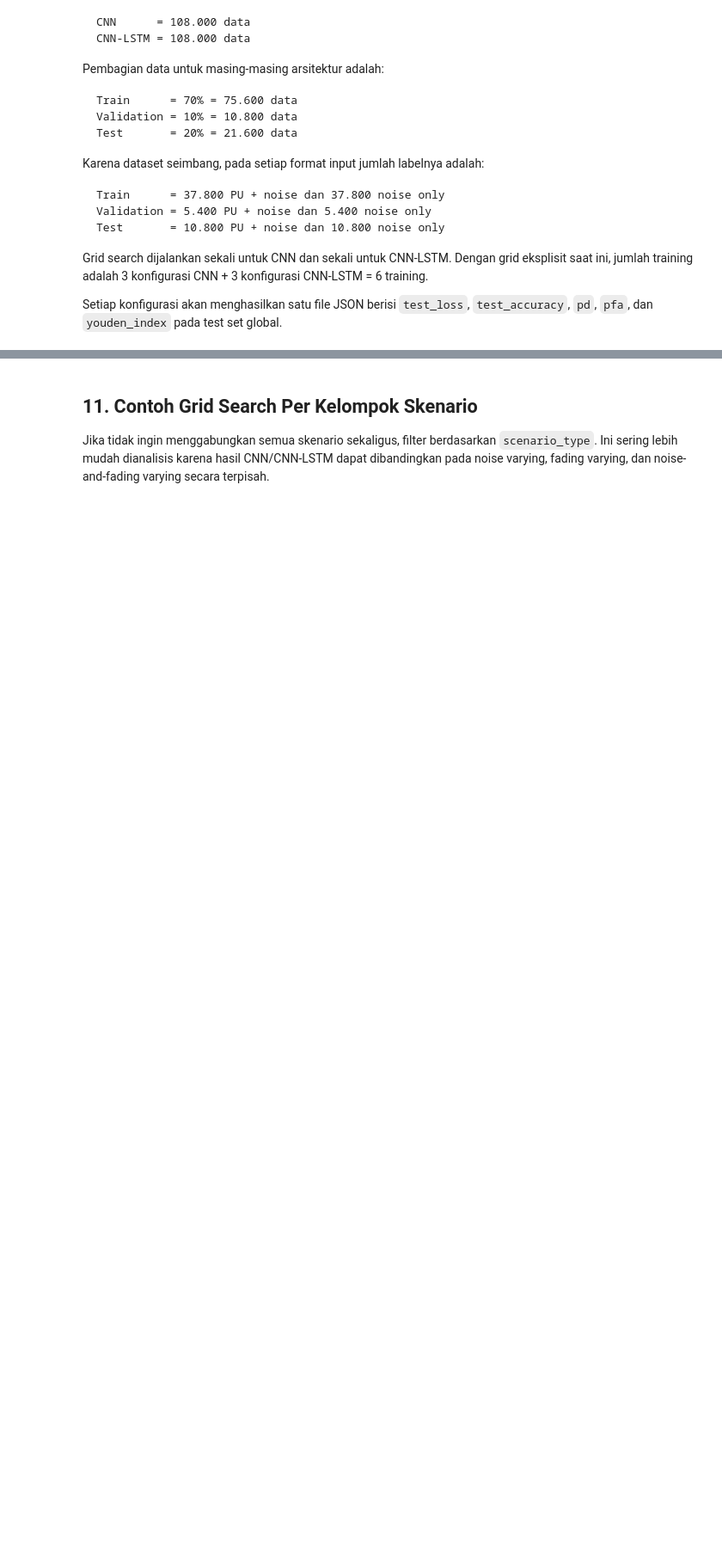
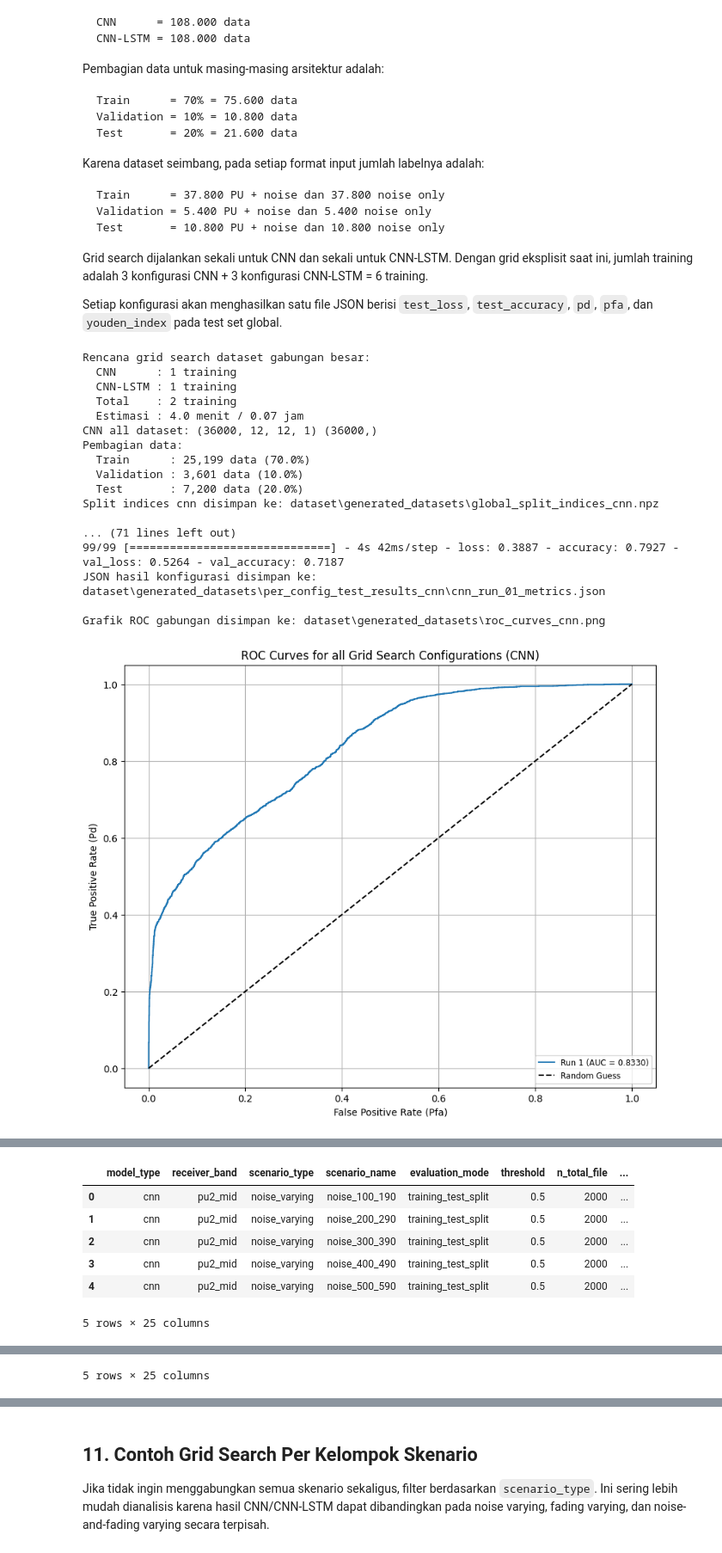
Before and after one commit to ryanlukito/kode-skripsi, a Jupyter notebook: (LATEST) TRAIN_generate_dataset_grid_search_TEST_PER_SCENARIO_PER_CONFIG_JSON_VAL_TEST_METRICS.ipynb, the cells around one changed output, grey strips where cells are left out. Shown at 86% size. Drawn from its saved outputs; the diff is of its cells as text; code cells hidden in the pictures; blank space fills up the shorter version.

```diff
--- a/(LATEST) TRAIN_generate_dataset_grid_search_TEST_PER_SCENARIO_PER_CONFIG_JSON_VAL_TEST_METRICS.ipynb
+++ b/(LATEST) TRAIN_generate_dataset_grid_search_TEST_PER_SCENARIO_PER_CONFIG_JSON_VAL_TEST_METRICS.ipynb
@@ -212,23 +214,32 @@ def matrix_divider(signal_matrix):
     return np.vstack((signal_even, signal_odd))
 
 def generate_gaussian_noise(n, mean, noise_var, length):
-    return np.random.normal(mean, math.sqrt(float(noise_var)), size=(n, length))
+    another_pu = 0
+    noise_only = np.random.normal(mean, math.sqrt(float(noise_var)), size=(n, length))
+    accumulate_noise = noise_only + another_pu
+    return accumulate_noise
 
 def generate_fading(total_antennas, path_loss):
-    path_loss_linear = np.tile([10 ** (path_loss / 10)], total_antennas)
+    path_loss = np.asarray(path_loss)
+
+    # Jika input hanya 1 angka (scalar), duplikasi ke semua antena
+    if path_loss.size == 1:
+        path_loss_linear = np.tile([10 ** (path_loss / 10)], total_antennas)
+    # Jika input sudah berupa array (misal 6 baris antena), langsung gunakan
+    else:
+        path_loss_linear = 10 ** (path_loss / 10)
+
     fading = []
-
     for i in range(total_antennas):
         fading.append(np.random.normal(0, math.sqrt(path_loss_linear[i]), 1))
 
     fading = np.array(fading)
-
     return fading
 
 def load_fading_csv(csv_path):
     df = pd.read_csv(csv_path)
-    fading = df.iloc[:, 0].to_numpy(dtype=np.float64)
-    # fading = np.array([df[col].to_numpy() for col in df.columns], dtype=np.float64)
+    # fading = df.iloc[:, 0].to_numpy(dtype=np.float64)
+    fading = np.array([df[col].to_numpy() for col in df.columns], dtype=np.float64)
 
     # # Format yang umum dari notebook lama adalah (jumlah_window, total_antennas).
     # # Jika CSV terbaca sebagai (total_antennas, jumlah_window), transpose otomatis.
@@ -245,24 +256,17 @@ def get_noise_for_window(noise_var, window_index):
 def get_fading_for_window(fading_variances, window_index, total_antennas):
     fading_variances = np.asarray(fading_variances)
 
+    # Blok untuk Fading yang sifatnya "Fixed" (NTV)
     if fading_variances.ndim == 1:
         if fading_variances.shape[0] != total_antennas:
             raise ValueError(f"Fading tetap harus berukuran ({total_antennas},)")
-
         return fading_variances
 
+    # Blok untuk Fading Varying (CSV 2D). Generate_fading AKAN dipanggil per-window
     elif fading_variances.ndim == 2:
         current_path_loss = fading_variances[window_index % fading_variances.shape[0]]
         random_fading = generate_fading(total_antennas, current_path_loss)
-
         return random_fading.flatten()
-
-# def get_fading_for_window(fading_variances, window_index, total_antennas):
-#     current_path_loss = fading_variances[window_index % len(fading_variances)]
-#     random_fading = generate_fading(total_antennas, current_path_loss)
-#     if window_index == 0:
-#         print(f"[CEK] Window 0 | Path Loss: {current_path_loss[0]} | Fading Antena 1: {random_fading[0][0]:.4f}")
-#     return random_fading.flatten()
 
 def apply_fading(segment, fading_vector):
     # Pada notebook lama fading digunakan melalui np.convolve.
@@ -1801,32 +1885,59 @@ if RUN_GRID_SEARCH_CNN_LSTM:
     lstm_eval_to_save = {k: v for k, v in lstm_eval.items() if k not in {"y_pred", "y_prob"}}
     with open(OUTPUT_DIR / "test_evaluation_cnn_lstm__all_pu_all_scenarios.json", "w", encoding="utf-8") as f:
         json.dump(lstm_eval_to_save, f, indent=2)
 
     if RUN_TEST_INFERENCE_PER_SCENARIO:
         print("\nMembuat metrik test per skenario untuk CNN-LSTM dengan idx_test training yang sama...")
         lstm_table = build_dataset_table(manifest, model_type="cnn_lstm")
         lstm_ranges_df = collect_dataset_ranges_from_table(lstm_table)
         lstm_inference_df = evaluate_model_per_scenario_from_training_split(
             model=best_lstm["model"],
             dataset_table=lstm_table,
             ranges_df=lstm_ranges_df,
             split_indices=best_lstm["split_indices"],
             threshold=THRESHOLD,
         )
         all_inference_results.append(lstm_inference_df)
         display(lstm_inference_df.head())
 
     del X_lstm_all, y_lstm_all, lstm_metadata, best_lstm
     gc.collect()
     tf.keras.backend.clear_session()
 
 if RUN_TEST_INFERENCE_PER_SCENARIO and all_inference_results:
     inference_results_df = pd.concat(all_inference_results, ignore_index=True)
+
+    # --- 1. PLOT ROC PER SCENARIO SEBELUM EXPORT ---
+    plot_and_save_scenario_roc(inference_results_df, output_dir=OUTPUT_DIR)
+
+    # --- 2. HAPUS KOLOM FPR & TPR AGAR EXCEL/CSV TIDAK ERROR ---
+    # Array fpr dan tpr terlalu panjang untuk dimasukkan ke sel CSV/Excel
+    export_df = inference_results_df.drop(columns=['fpr', 'tpr'], errors='ignore')
+
     inference_exports = export_inference_results(
-        inference_results_df,
+        export_df,
         evaluation_mode="training_test_split",
         output_dir=OUTPUT_DIR,
     )
-    display(inference_results_df)
+    display(export_df)
 elif RUN_TEST_INFERENCE_PER_SCENARIO:
     print("Tidak ada hasil inference karena grid search tidak dijalankan.")
+# %% [output]
+Rencana grid search dataset gabungan besar:
+  CNN      : 1 training
+  CNN-LSTM : 1 training
+  Total    : 2 training
+  Estimasi : 4.0 menit / 0.07 jam
+CNN all dataset: (36000, 12, 12, 1) (36000,)
+Pembagian data:
+  Train      : 25,199 data (70.0%)
+  Validation : 3,601 data (10.0%)
+  Test       : 7,200 data (20.0%)
+Split indices cnn disimpan ke: dataset\generated_datasets\global_split_indices_cnn.npz
+
+... (71 lines left out)
+99/99 [==============================] - 4s 42ms/step - loss: 0.3887 - accuracy: 0.7927 - val_loss: 0.5264 - val_accuracy: 0.7187
+JSON hasil konfigurasi disimpan ke: dataset\generated_datasets\per_config_test_results_cnn\cnn_run_01_metrics.json
+
+Grafik ROC gabungan disimpan ke: dataset\generated_datasets\roc_curves_cnn.png
+[figure, added]
@@ -1832,0 +1961,7 @@ elif RUN_TEST_INFERENCE_PER_SCENARIO:
+|  | model_type | receiver_band | scenario_type | scenario_name | evaluation_mode | threshold | n_total_file | ... |
+| 0 | cnn | pu2_mid | noise_varying | noise_100_190 | training_test_split | 0.5 | 2000 | ... |
+| 1 | cnn | pu2_mid | noise_varying | noise_200_290 | training_test_split | 0.5 | 2000 | ... |
+| 2 | cnn | pu2_mid | noise_varying | noise_300_390 | training_test_split | 0.5 | 2000 | ... |
+| 3 | cnn | pu2_mid | noise_varying | noise_400_490 | training_test_split | 0.5 | 2000 | ... |
+| 4 | cnn | pu2_mid | noise_varying | noise_500_590 | training_test_split | 0.5 | 2000 | ... |
+5 rows × 25 columns
@@ -1832,0 +2009 @@ elif RUN_TEST_INFERENCE_PER_SCENARIO:
+5 rows × 25 columns
```
Also changed, not shown: parts of 8 cells of this notebook.
